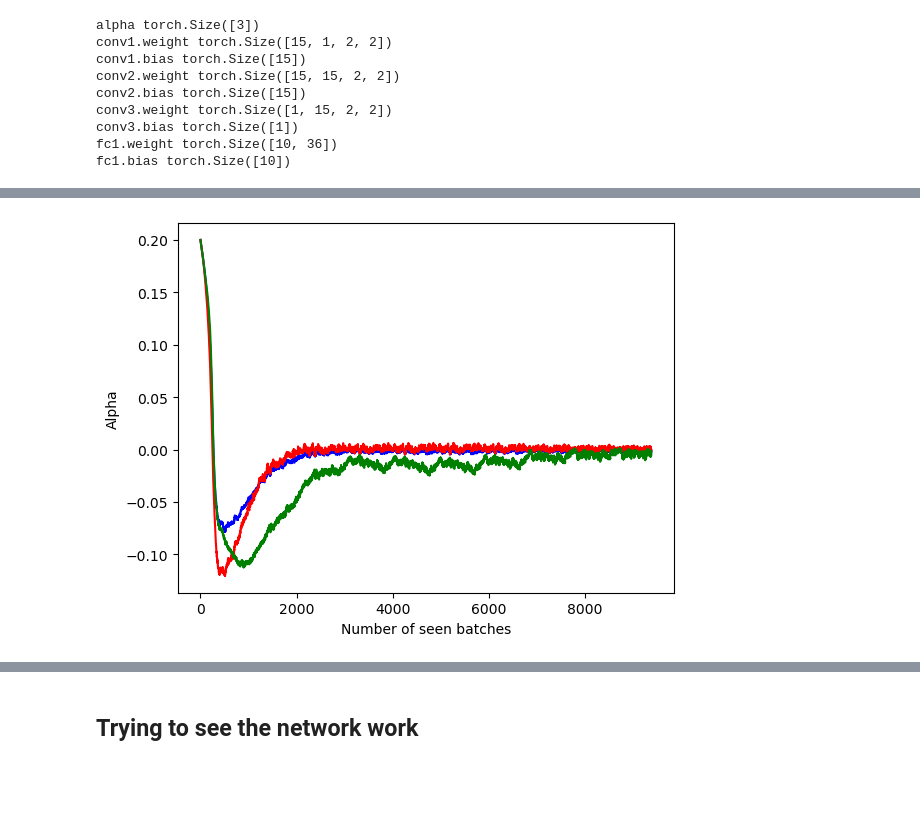
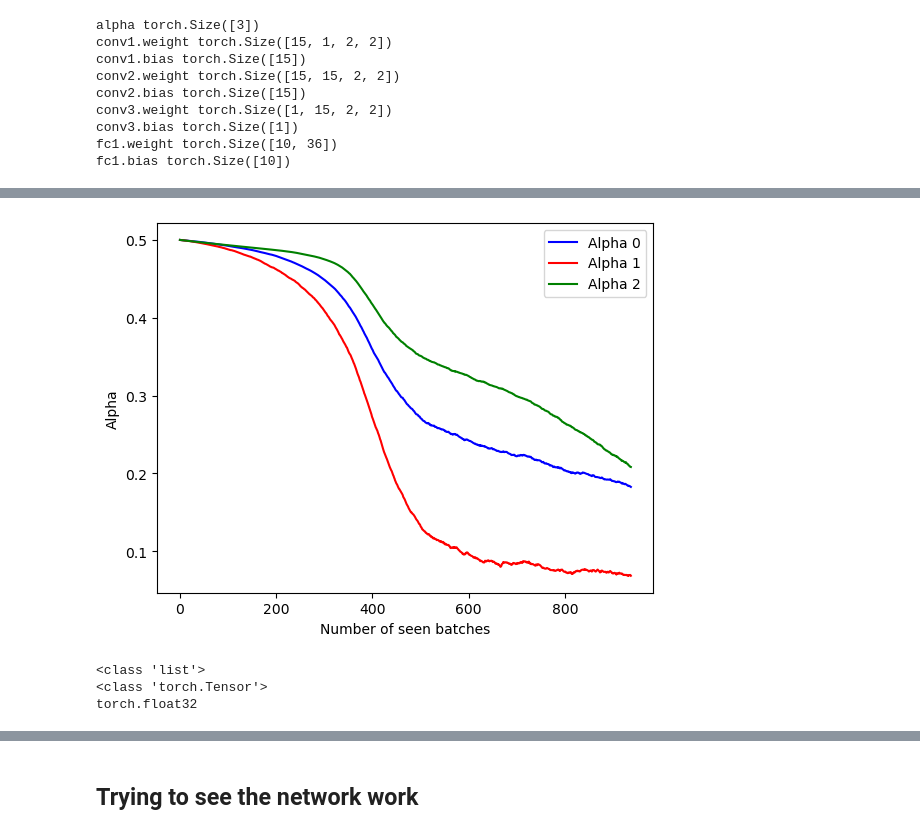
Before and after one commit to pettepiero/parametrized-relu-classifier, a Jupyter notebook: challenge2.ipynb, the cells around one changed output, grey strips where cells are left out. Saved outputs shown, nothing was run; the diff lists cells and outputs as text; code cells hidden in the pictures; blank space fills up the shorter version.

```diff
--- a/challenge2.ipynb
+++ b/challenge2.ipynb
@@ -39,7 +39,7 @@ import time
 # %%
 ## Import train and test dataset, scale them and convert them to data loaders
 BATCH_SIZE = 64
-EPOCHS = 10
+EPOCHS = 1
 LEARNING_RATE = 0.01
 MOMENTUM = 0.0
 
@@ -49,6 +49,7 @@ train_dataset = datasets.FashionMNIST(
     transform=transforms.Compose([transforms.ToTensor(), transforms.Normalize(0, 1)]),
     download=True,
 )
+print(train_dataset)
 
 test_dataset = datasets.FashionMNIST(
     root="../adv-ml_challenge1/data/",
@@ -56,6 +57,7 @@ test_dataset = datasets.FashionMNIST(
     transform=transforms.Compose([transforms.ToTensor(), transforms.Normalize(0, 1)]),
     download=True,
 )
+print(test_dataset)
 
 train_loader = DataLoader(dataset=train_dataset, batch_size=BATCH_SIZE, shuffle=False)
 
@@ -130,24 +151,28 @@ torch.Size([64, 1, 28, 28])
 [figure]
 # %%
 class Classifier_Net(nn.Module):
-    def __init__(self):
+    def __init__(self, alpha0=float(0.5), alpha1=float(0.5), alpha2=float(0.5)):
         super().__init__()
         self.conv1 = nn.Conv2d(in_channels=1, out_channels=15, kernel_size=2, stride=2)
         self.conv2 = nn.Conv2d(in_channels=15, out_channels=15, kernel_size=2, stride=2)
         self.conv3 = nn.Conv2d(in_channels=15, out_channels=1, kernel_size=2, stride=1)
         self.fc1 = nn.Linear(36, 10)
-        self.alpha = th.nn.Parameter(th.tensor([0.2, 0.2, 0.2]))
+        self.alpha = th.nn.Parameter(th.clamp(th.tensor([alpha0, alpha1, alpha2]), min=0, max=1))
 
     def forward(self, x):
         x = self.conv1(x)
         x = F.relu(x) - (1 - self.alpha[0]) * F.relu(-x)
+        x = x.float()
         x = self.conv2(x)
         x = F.relu(x) - (1 - self.alpha[1]) * F.relu(-x)
+        x = x.float()
         x = self.conv3(x)
         x = F.relu(x) - (1 - self.alpha[2]) * F.relu(-x)
         x = x.view(x.shape[0], -1)
+        x = x.float()
         x = self.fc1(x)
         x = F.log_softmax(x, dim=1)
+        #self.alpha.clamp(min=0, max=1)
         alpha = self.alpha.clone()
 
         return x, alpha
@@ -161,7 +186,7 @@ Output shape is: torch.Size([64, 10])  i.e.: batch_size x num_classes
 # choose cross entropy loss function (equation 5.24 in the loss notes)
 # loss_function = nn.CrossEntropyLoss()
 # Custom loss function
-Lambda = 0.05
+Lambda = 0.01
 
 def loss_function(Lambda, alpha, outputs, labels):
     loss = nn.CrossEntropyLoss()
@@ -244,10 +276,24 @@ _ = plt.ylabel("NLL Loss")
 # %%
 # Plot alpha
-xrange = range(len(batch_alpha_0))
-_ = plt.plot(xrange, batch_alpha_0, color="blue")
-_ = plt.plot(xrange, batch_alpha_1, color="red")
-_ = plt.plot(xrange, batch_alpha_2, color="green")
-_ = plt.xlabel("Number of seen batches")
-_ = plt.ylabel("Alpha")
+def plot_alphas(batch_alpha_0, batch_alpha_1, batch_alpha_2):
+
+    xrange = range(len(batch_alpha_0))
+    _ = plt.plot(xrange, batch_alpha_0, color="blue", label="Alpha 0")
+    _ = plt.plot(xrange, batch_alpha_1, color="red", label="Alpha 1")
+    _ = plt.plot(xrange, batch_alpha_2, color="green", label="Alpha 2")
+    _ = plt.xlabel("Number of seen batches")
+    _ = plt.ylabel("Alpha")
+    plt.legend()
+    plt.show()
+
+plot_alphas(batch_alpha_0, batch_alpha_1, batch_alpha_2)
 # %% [output]
-[figure, old version]
+[figure, new version]
+# %%
+print(type(batch_alpha_0))
+print(type(batch_alpha_0[0]))
+print(batch_alpha_0[0].dtype)
+# %% [output]
+<class 'list'>
+<class 'torch.Tensor'>
+torch.float32
```
Also changed, not shown: parts of 9 cells of this notebook.
